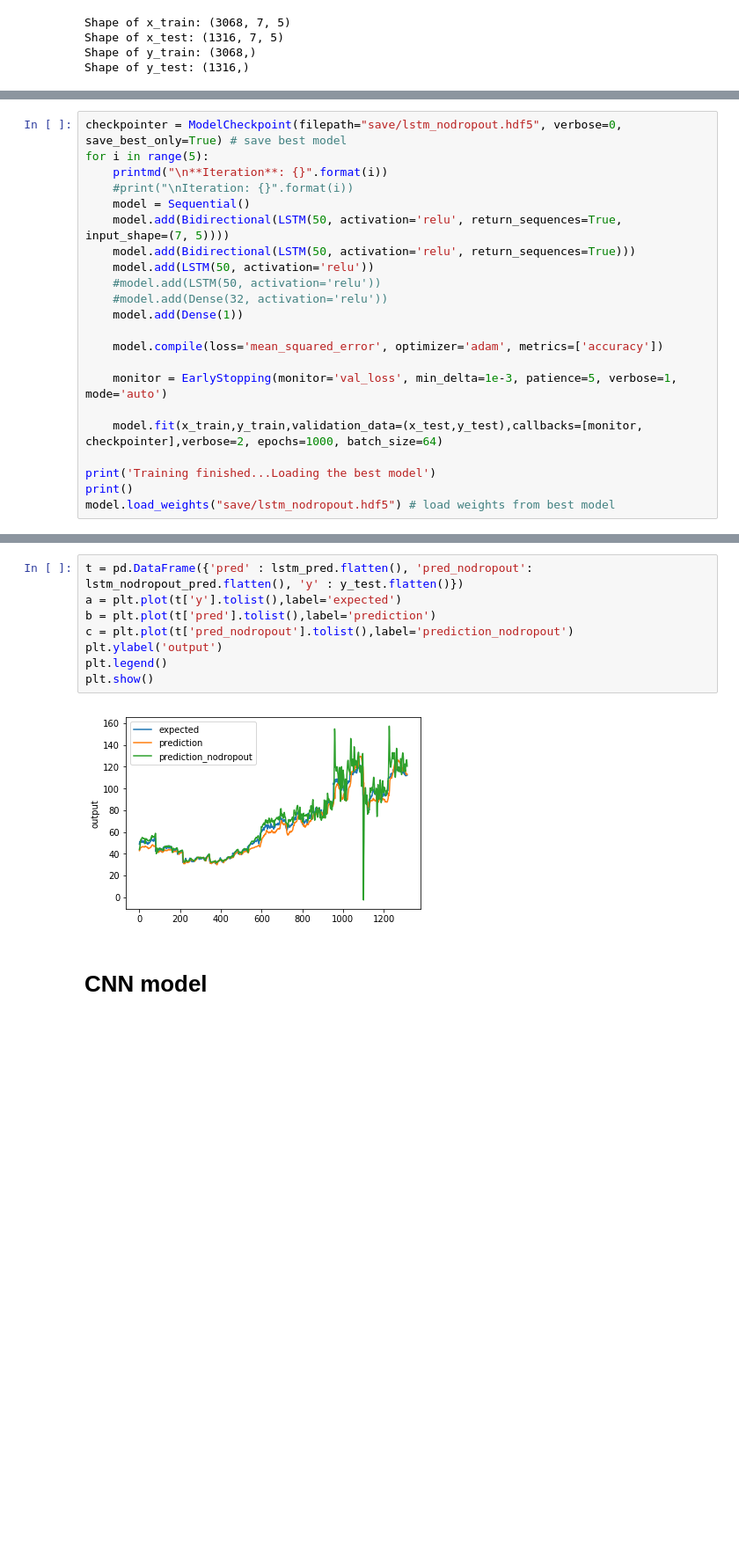
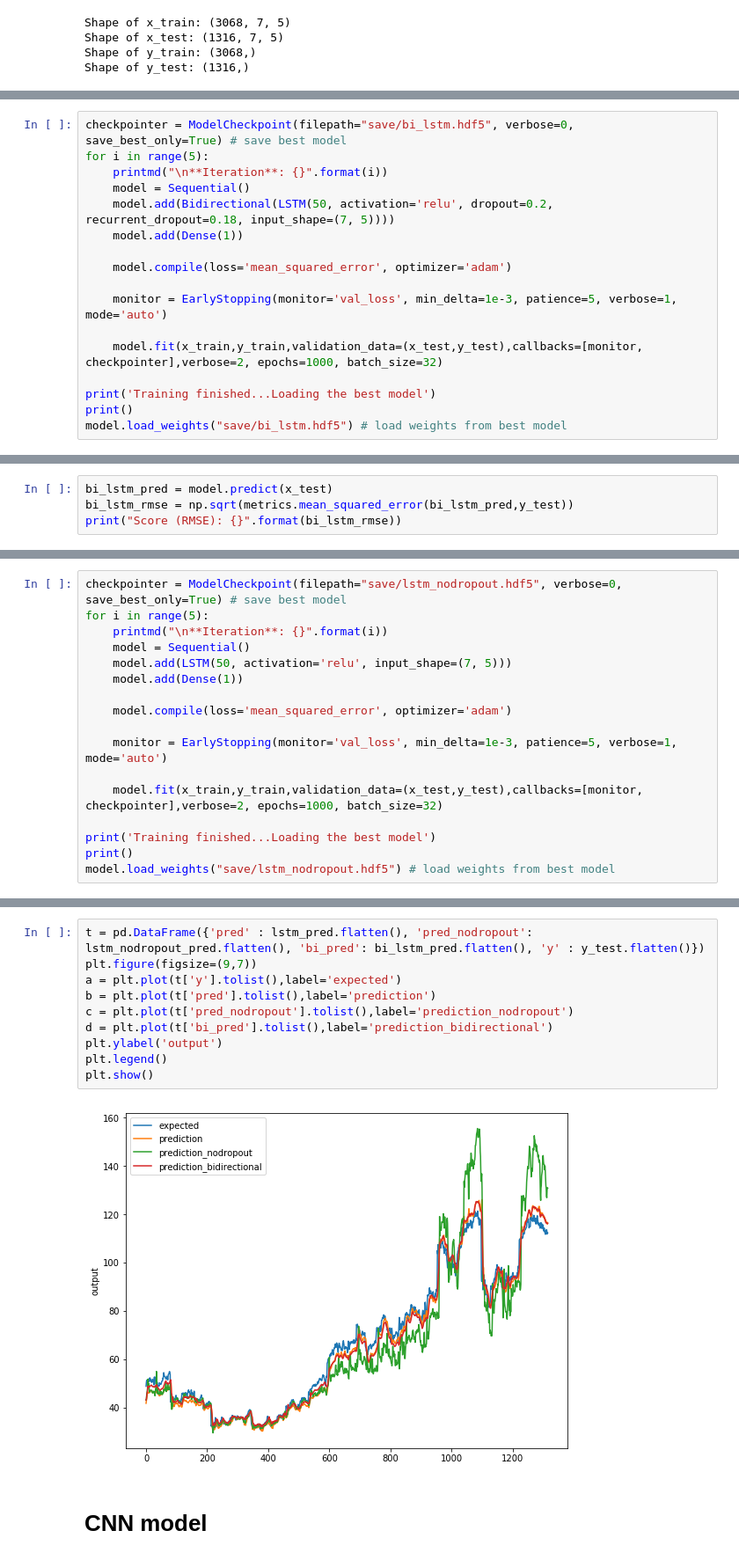
Before and after one commit to hgdangkhoi/Stock-Prediction, a Jupyter notebook: Khoi-Hoang_CSC215-MiniProject 4.ipynb, the cells around one changed output, grey strips where cells are left out. Shown at 88% size. Saved outputs shown, nothing was run; the diff lists cells and outputs as text; blank space fills up the shorter version.

```diff
--- a/Khoi-Hoang_CSC215-MiniProject 4.ipynb
+++ b/Khoi-Hoang_CSC215-MiniProject 4.ipynb
@@ -477,0 +495,17 @@ chart_regression(lstm_pred.flatten(), y_test)
+# %%
+checkpointer = ModelCheckpoint(filepath="save/bi_lstm.hdf5", verbose=0, save_best_only=True) # save best model
+for i in range(5):
+    printmd("\n**Iteration**: {}".format(i))
+    model = Sequential()
+    model.add(Bidirectional(LSTM(50, activation='relu', dropout=0.2, recurrent_dropout=0.18, input_shape=(7, 5))))
+    model.add(Dense(1))
+
+    model.compile(loss='mean_squared_error', optimizer='adam')
+
+    monitor = EarlyStopping(monitor='val_loss', min_delta=1e-3, patience=5, verbose=1, mode='auto')
+
+    model.fit(x_train,y_train,validation_data=(x_test,y_test),callbacks=[monitor, checkpointer],verbose=2, epochs=1000, batch_size=32)
+
+print('Training finished...Loading the best model')
+print()
+model.load_weights("save/bi_lstm.hdf5") # load weights from best model
@@ -477,0 +608,4 @@ chart_regression(lstm_pred.flatten(), y_test)
+# %%
+bi_lstm_pred = model.predict(x_test)
+bi_lstm_rmse = np.sqrt(metrics.mean_squared_error(bi_lstm_pred,y_test))
+print("Score (RMSE): {}".format(bi_lstm_rmse))
@@ -479,20 +619,15 @@ chart_regression(lstm_pred.flatten(), y_test)
 checkpointer = ModelCheckpoint(filepath="save/lstm_nodropout.hdf5", verbose=0, save_best_only=True) # save best model
 for i in range(5):
     printmd("\n**Iteration**: {}".format(i))
-    #print("\nIteration: {}".format(i))
     model = Sequential()
-    model.add(Bidirectional(LSTM(50, activation='relu', return_sequences=True, input_shape=(7, 5))))
-    model.add(Bidirectional(LSTM(50, activation='relu', return_sequences=True)))
-    model.add(LSTM(50, activation='relu'))
-    #model.add(LSTM(50, activation='relu'))
-    #model.add(Dense(32, activation='relu'))
+    model.add(LSTM(50, activation='relu', input_shape=(7, 5)))
     model.add(Dense(1))
 
-    model.compile(loss='mean_squared_error', optimizer='adam', metrics=['accuracy'])
+    model.compile(loss='mean_squared_error', optimizer='adam')
 
     monitor = EarlyStopping(monitor='val_loss', min_delta=1e-3, patience=5, verbose=1, mode='auto')
 
-    model.fit(x_train,y_train,validation_data=(x_test,y_test),callbacks=[monitor, checkpointer],verbose=2, epochs=1000, batch_size=64)
+    model.fit(x_train,y_train,validation_data=(x_test,y_test),callbacks=[monitor, checkpointer],verbose=2, epochs=1000, batch_size=32)
 
 print('Training finished...Loading the best model')
 print()
@@ -621,13 +743,15 @@ lstm_nodropout_pred.flatten().shape
 # %%
-t = pd.DataFrame({'pred' : lstm_pred.flatten(), 'pred_nodropout': lstm_nodropout_pred.flatten(), 'y' : y_test.flatten()})
+t = pd.DataFrame({'pred' : lstm_pred.flatten(), 'pred_nodropout': lstm_nodropout_pred.flatten(), 'bi_pred': bi_lstm_pred.flatten(), 'y' : y_test.flatten()})
+plt.figure(figsize=(9,7))
 a = plt.plot(t['y'].tolist(),label='expected')
 b = plt.plot(t['pred'].tolist(),label='prediction')
 c = plt.plot(t['pred_nodropout'].tolist(),label='prediction_nodropout')
+d = plt.plot(t['bi_pred'].tolist(),label='prediction_bidirectional')
 plt.ylabel('output')
 plt.legend()
 plt.show()
 # %% [output]
-[figure, old version]
+[figure, new version]
 # %% [markdown]
 # CNN model
 # %%
```
Also changed, not shown: parts of 44 cells of this notebook, 1 other file.
